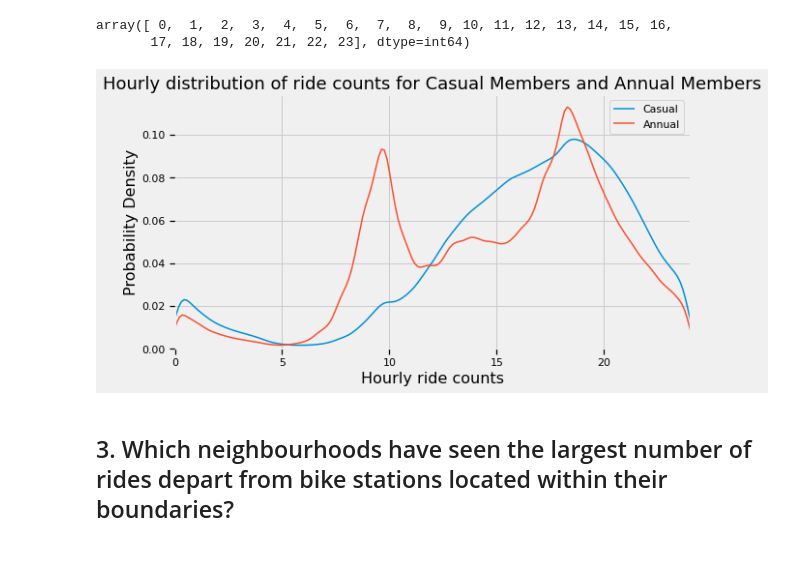
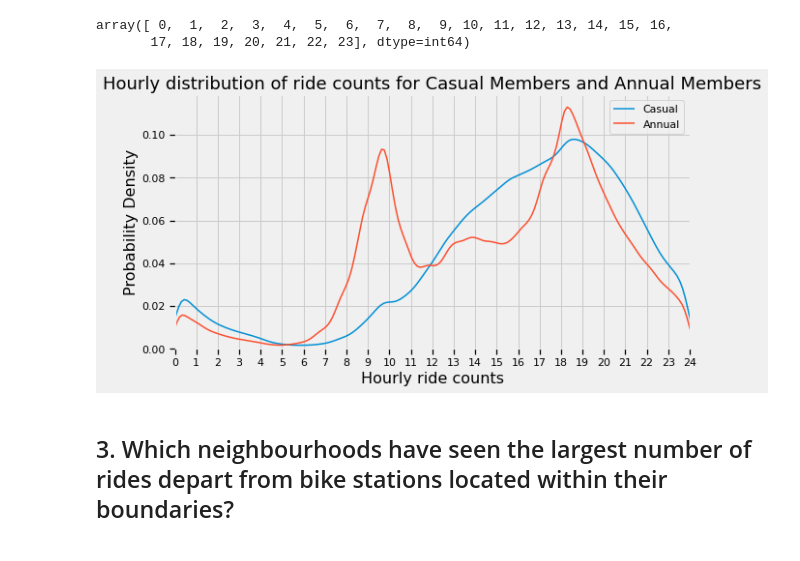
Before and after one commit to yokoyana/toronto_bike_share, a Jupyter notebook: project2.ipynb, the cells around one changed output. Drawn from its saved outputs; the diff is of its cells as text; code cells hidden in the pictures.

```diff
--- a/project2.ipynb
+++ b/project2.ipynb
@@ -400,21 +400,22 @@ array([ 0,  1,  2,  3,  4,  5,  6,  7,  8,  9, 10, 11, 12, 13, 14, 15, 16,
 # %%
 df_trips_data['hour']=[(x.hour+x.minute/60+x.second/60**2) for x in df_trips_data['start_time']]
 
 fig1 = plt.figure(figsize=(8.5,4.5))
 ax2 = fig1.subplots()
 ax2.set_xlim(0,24)
+ax2.set_xticks(range(25))
 #map data
 sns.distplot(df_trips_data[df_trips_data['user_type'] == 'casual member']['hour'], label = "Casual",ax = ax2, hist = False)
 sns.distplot(df_trips_data[df_trips_data['user_type'] == 'annual member']['hour'], label = "Annual",ax = ax2, hist = False)
 
 #formate titles
 ax2.set_title("Hourly distribution of ride counts for Casual Members and Annual Members",fontsize = 18)
 ax2.set_xlabel("Hourly ride counts", fontsize = 16)
 ax2.set_ylabel("Probability Density", fontsize = 16)
 ax2.legend()
 plt.show()
 # %% [output]
-[figure, old version]
+[figure, new version]
 # %% [markdown]
 ## 3.  Which neighbourhoods have seen the largest number of rides depart from bike stations located within their boundaries?
 
```
